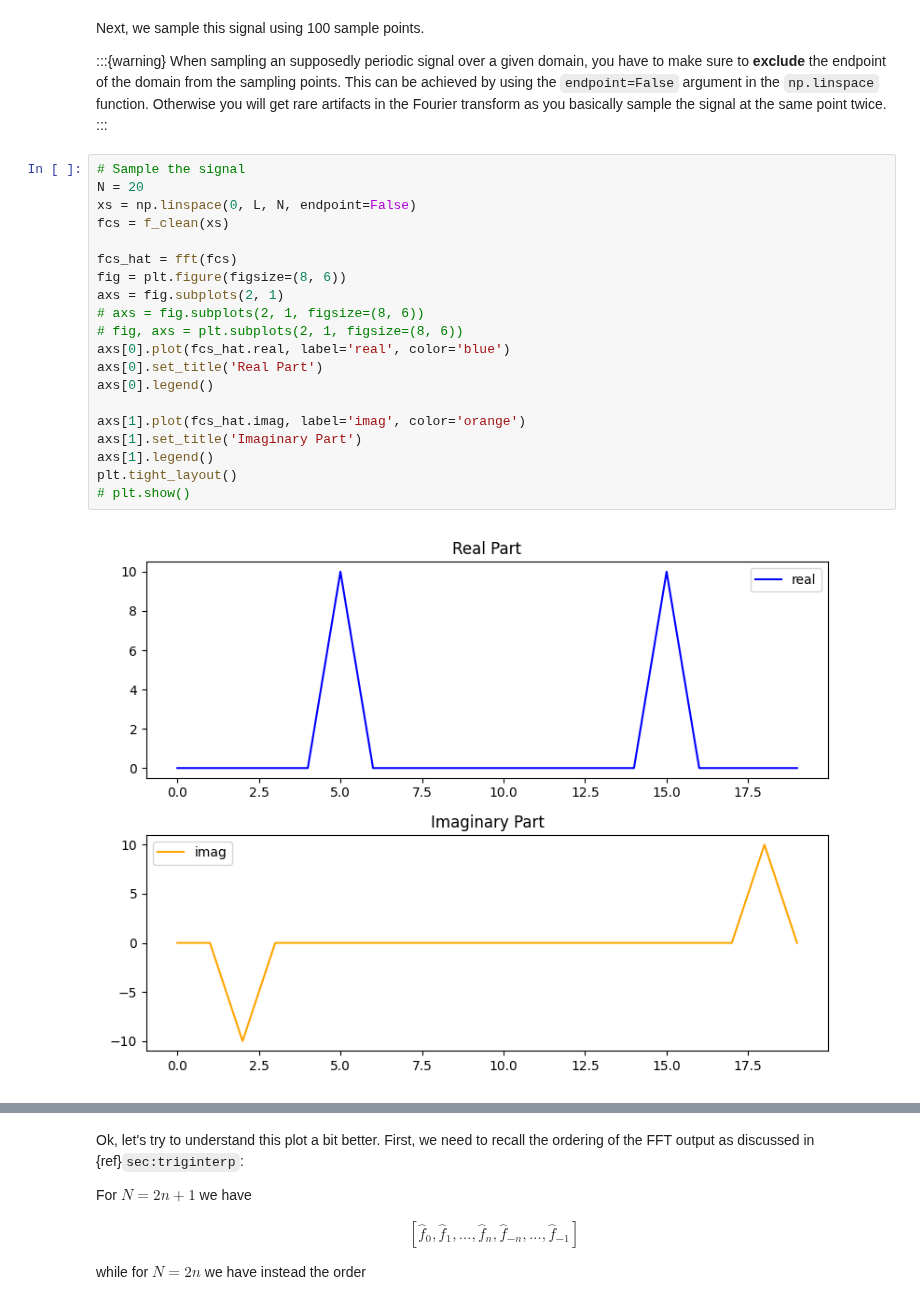
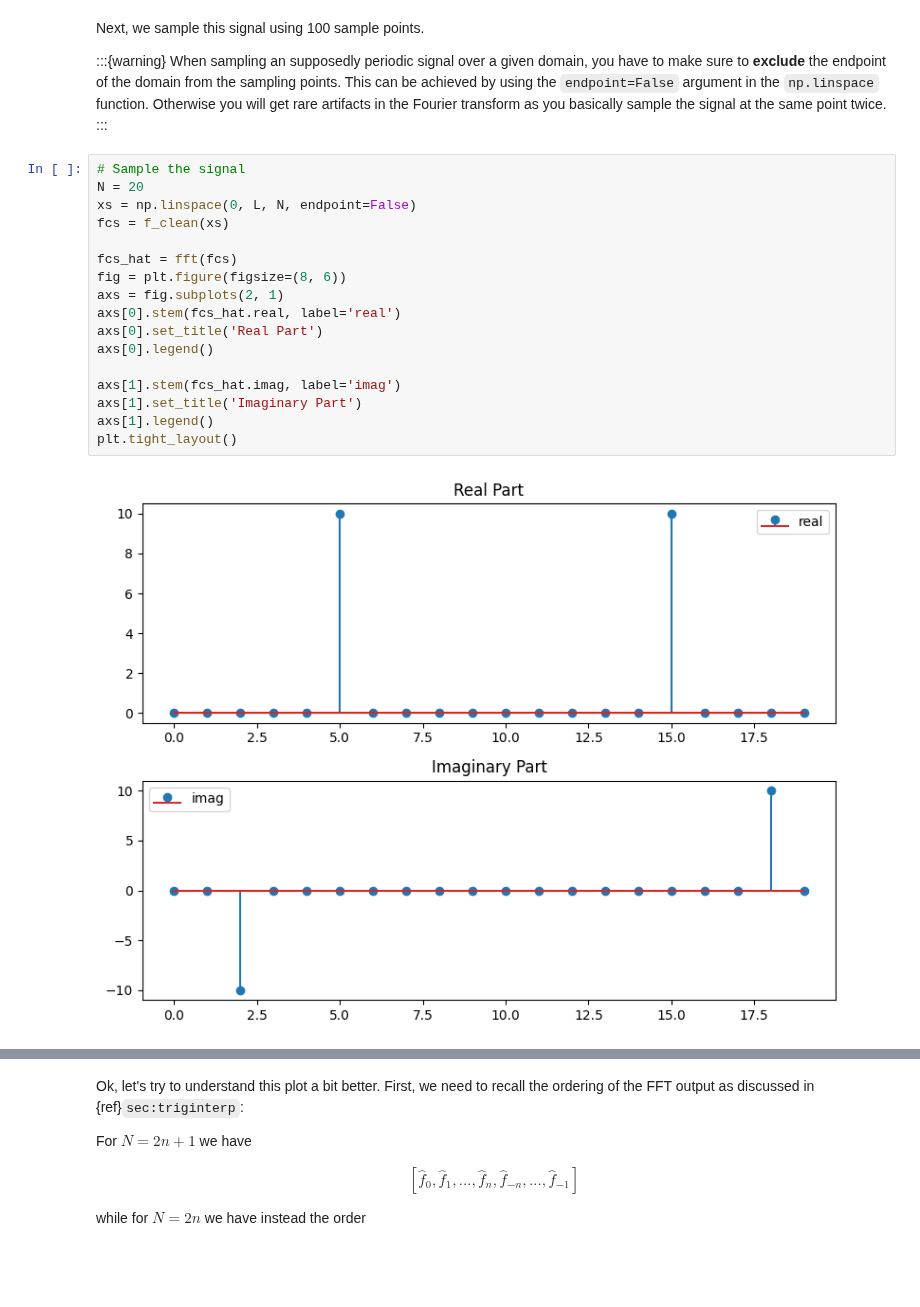
Before and after one commit to solniva/TMA4320_ScientificComputationNotes, a Jupyter notebook: chapter_fourier/UsingDFT.ipynb, the cells around one changed output, grey strips where cells are left out. Saved outputs shown, nothing was run; the diff lists cells and outputs as text; blank space fills up the shorter version.

```diff
--- a/chapter_fourier/UsingDFT.ipynb
+++ b/chapter_fourier/UsingDFT.ipynb
@@ -127,22 +123,19 @@ Otherwise you will get rare artifacts in the Fourier transform as you basically
 # %%
 # Sample the signal
 N = 20
 xs = np.linspace(0, L, N, endpoint=False)
 fcs = f_clean(xs)
 
 fcs_hat = fft(fcs)
 fig = plt.figure(figsize=(8, 6))
 axs = fig.subplots(2, 1)
-# axs = fig.subplots(2, 1, figsize=(8, 6))
-# fig, axs = plt.subplots(2, 1, figsize=(8, 6))
-axs[0].plot(fcs_hat.real, label='real', color='blue')
+axs[0].stem(fcs_hat.real, label='real')
 axs[0].set_title('Real Part')
 axs[0].legend()
 
-axs[1].plot(fcs_hat.imag, label='imag', color='orange')
+axs[1].stem(fcs_hat.imag, label='imag')
 axs[1].set_title('Imaginary Part')
 axs[1].legend()
 plt.tight_layout()
-# plt.show()
 # %% [output]
-[figure, old version]
+[figure, new version]
```
Also changed, not shown: parts of 11 cells of this notebook, 1 other file.
